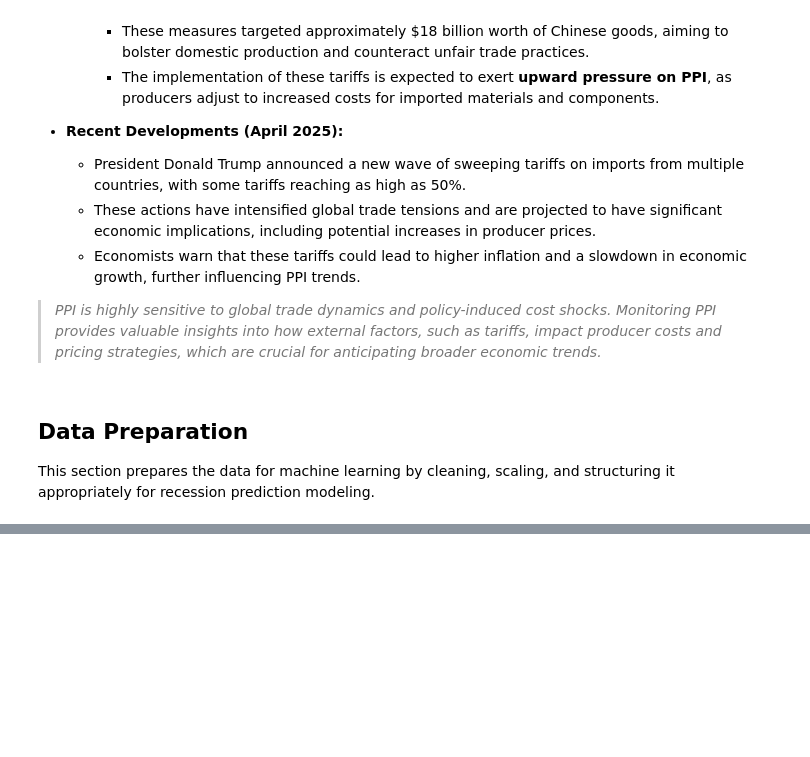
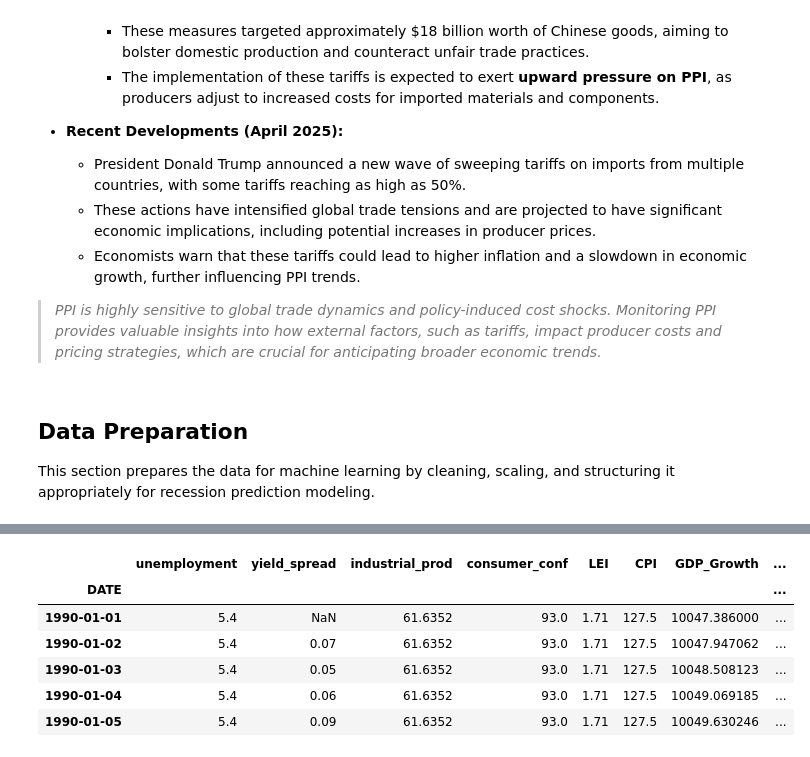
Before and after one commit to Lisanwud/RecessionPredictorML, a Jupyter notebook: recession-prediction.ipynb, the cells around one changed output, grey strips where cells are left out. Drawn from its saved outputs; the diff is of its cells as text; code cells hidden in the pictures; blank space fills up the shorter version.

```diff
--- a/recession-prediction.ipynb
+++ b/recession-prediction.ipynb
@@ -559,0 +593,10 @@ This section prepares the data for machine learning by cleaning, scaling, and st
+# %%
+non_recession_df.head()
+# %% [output]
+|  | unemployment | yield_spread | industrial_prod | consumer_conf | LEI | CPI | GDP_Growth | ... |
+| DATE |  |  |  |  |  |  |  | ... |
+| 1990-01-01 | 5.4 | NaN | 61.6352 | 93.0 | 1.71 | 127.5 | 10047.386000 | ... |
+| 1990-01-02 | 5.4 | 0.07 | 61.6352 | 93.0 | 1.71 | 127.5 | 10047.947062 | ... |
+| 1990-01-03 | 5.4 | 0.05 | 61.6352 | 93.0 | 1.71 | 127.5 | 10048.508123 | ... |
+| 1990-01-04 | 5.4 | 0.06 | 61.6352 | 93.0 | 1.71 | 127.5 | 10049.069185 | ... |
+| 1990-01-05 | 5.4 | 0.09 | 61.6352 | 93.0 | 1.71 | 127.5 | 10049.630246 | ... |
```
Also changed, not shown: parts of 9 cells of this notebook, 1 other file.
